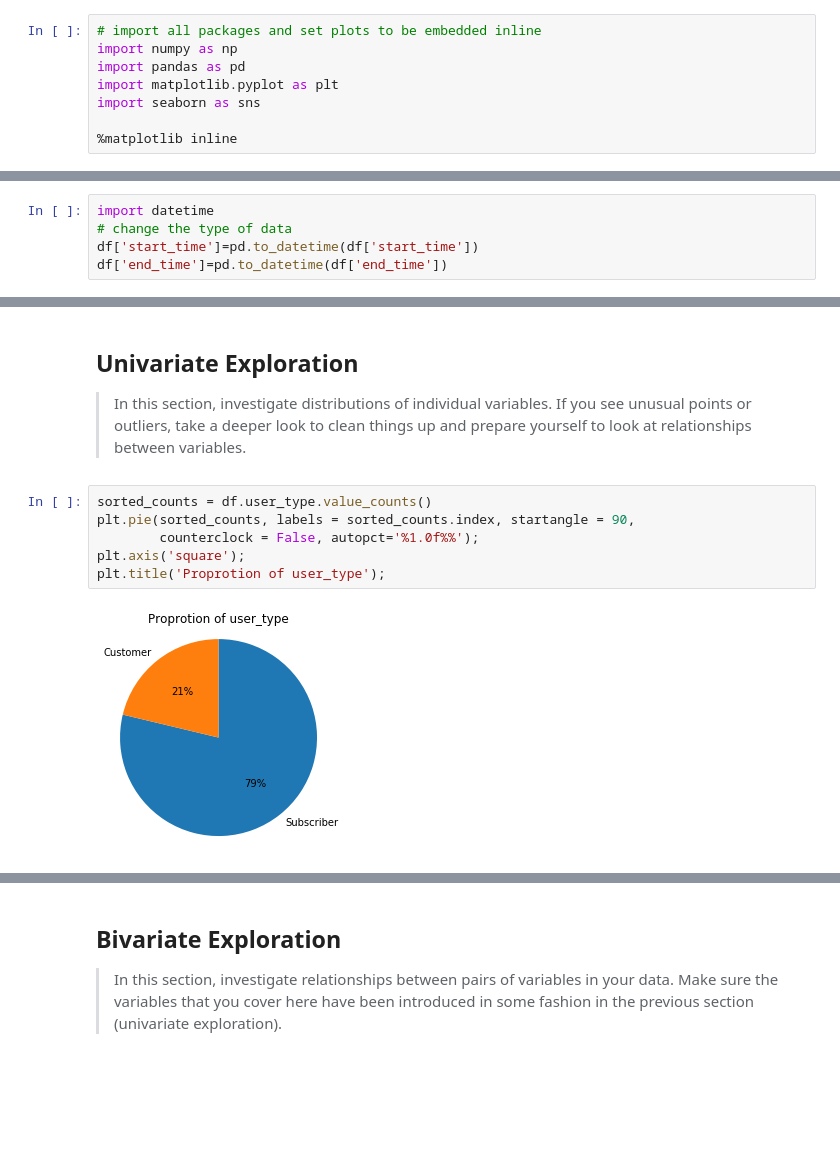
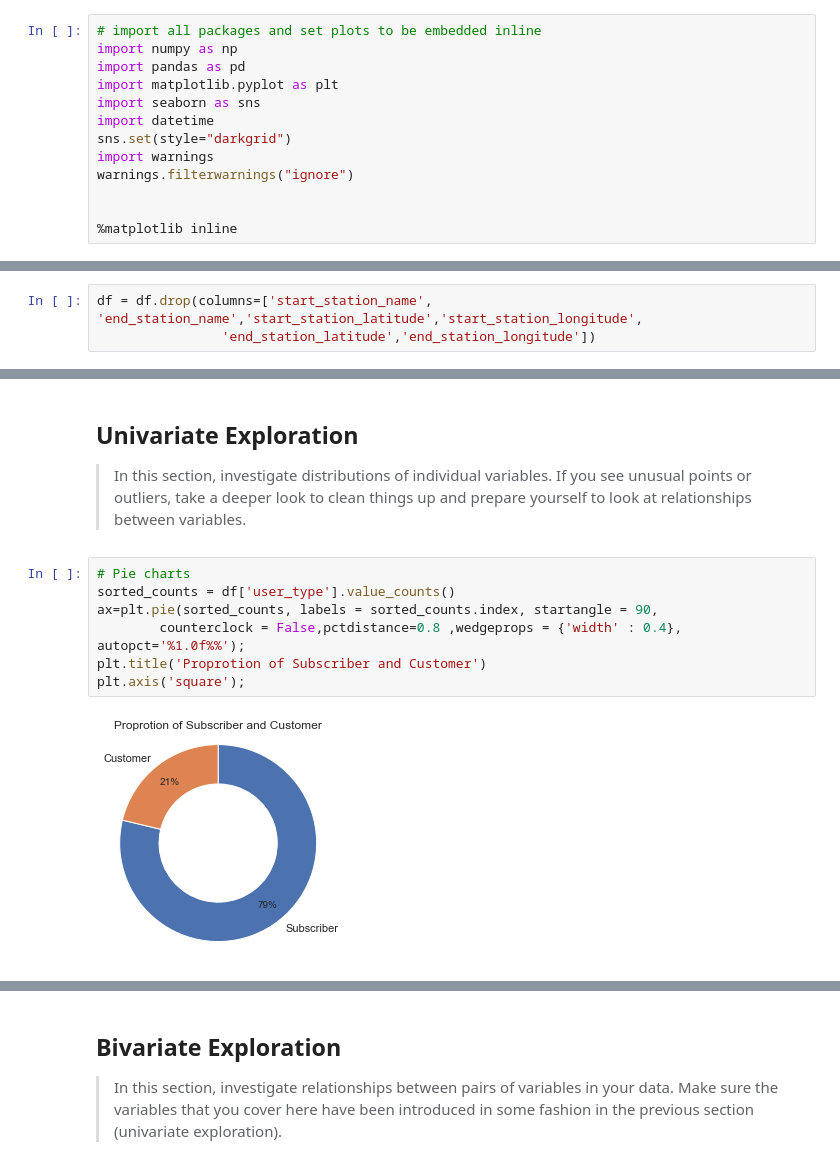
Before and after one commit to deutschkihun/Data-Analysis, a Jupyter notebook: Project 6/exploration_template.ipynb, the cells around one changed output, grey strips where cells are left out. Saved outputs shown, nothing was run; the diff lists cells and outputs as text; blank space fills up the shorter version.

```diff
--- a/Project 6/exploration_template.ipynb
+++ b/Project 6/exploration_template.ipynb
@@ -11,6 +15,11 @@ import numpy as np
 import pandas as pd
 import matplotlib.pyplot as plt
 import seaborn as sns
+import datetime
+sns.set(style="darkgrid")
+import warnings
+warnings.filterwarnings("ignore")
+
 
 %matplotlib inline
 # %% [markdown]
@@ -53,8 +55,3 @@ end_station_longitude      0
 bike_id                    0
 user_type                  0
 dtype: int64
-# %%
-import datetime
-# change the type of data
-df['start_time']=pd.to_datetime(df['start_time'])
-df['end_time']=pd.to_datetime(df['end_time'])
@@ -100,0 +86,3 @@ memory usage: 51.5+ MB
+# %%
+df = df.drop(columns=['start_station_name', 'end_station_name','start_station_latitude','start_station_longitude',
+                'end_station_latitude','end_station_longitude'])
@@ -105,10 +105,11 @@ memory usage: 51.5+ MB
 you see unusual points or outliers, take a deeper look to clean things up
 and prepare yourself to look at relationships between variables.
 # %%
-sorted_counts = df.user_type.value_counts()
-plt.pie(sorted_counts, labels = sorted_counts.index, startangle = 90,
-        counterclock = False, autopct='%1.0f%%');
+# Pie charts
+sorted_counts = df['user_type'].value_counts()
+ax=plt.pie(sorted_counts, labels = sorted_counts.index, startangle = 90,
+        counterclock = False,pctdistance=0.8 ,wedgeprops = {'width' : 0.4}, autopct='%1.0f%%');
+plt.title('Proprotion of Subscriber and Customer')
 plt.axis('square');
-plt.title('Proprotion of user_type');
 # %% [output]
-[figure, old version]
+[figure, new version]
```
Also changed, not shown: parts of 21 cells of this notebook.
